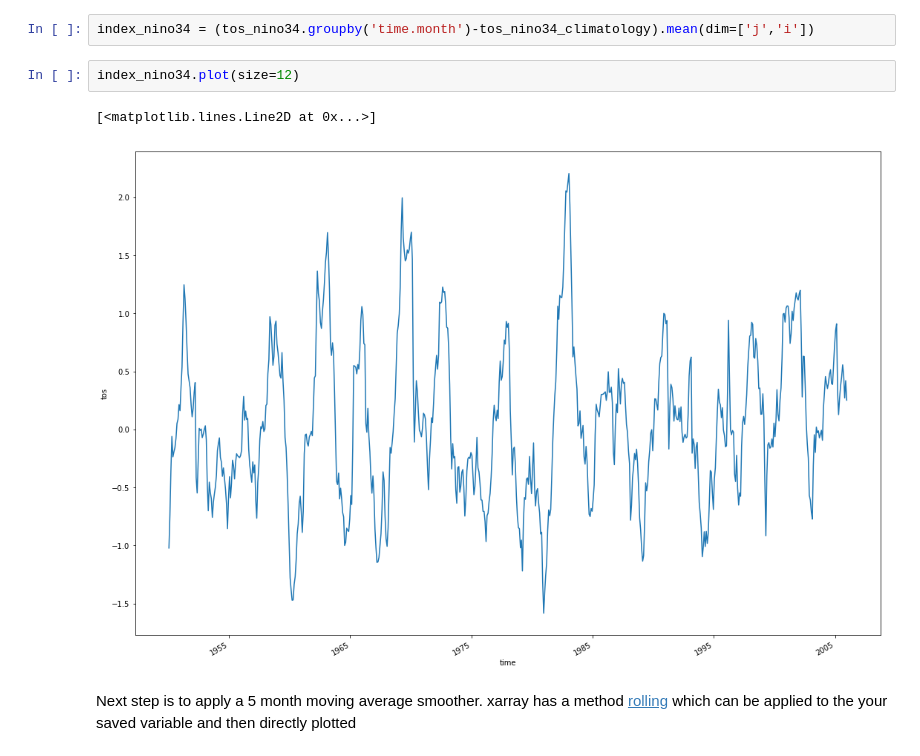
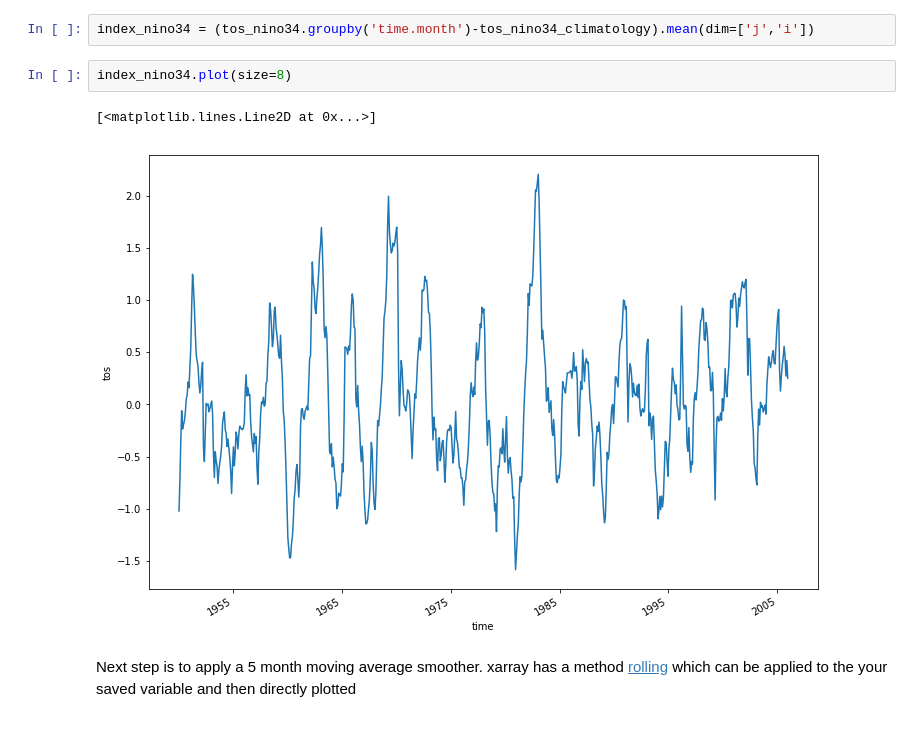
Before and after one commit to coecms-training/introduction_to_xarray, a Jupyter notebook: Problem 2 - Calculate Nino 3.4 time series - worked answer.ipynb, the cells around one changed output. Saved outputs shown, nothing was run; the diff lists cells and outputs as text.

```diff
--- a/Problem 2 - Calculate Nino 3.4 time series - worked answer.ipynb
+++ b/Problem 2 - Calculate Nino 3.4 time series - worked answer.ipynb
@@ -115,10 +115,10 @@ Now calculate the Nino 3.4 index, by subtracting the monthly climatology from th
 # %%
 index_nino34 = (tos_nino34.groupby('time.month')-tos_nino34_climatology).mean(dim=['j','i'])
 # %%
-index_nino34.plot(size=12)
+index_nino34.plot(size=8)
 # %% [output]
 [<matplotlib.lines.Line2D at 0x...>]
-[figure, old version]
+[figure, new version]
 # %% [markdown]
 Next step is to apply a 5 month moving average smoother. xarray has a method [rolling](http://xarray.pydata.org/en/stable/generated/xarray.DataArray.rolling.html) which can be applied to the your saved variable and then directly plotted
 # %%
```
Also changed, not shown: parts of 4 cells of this notebook, 1 other file.
